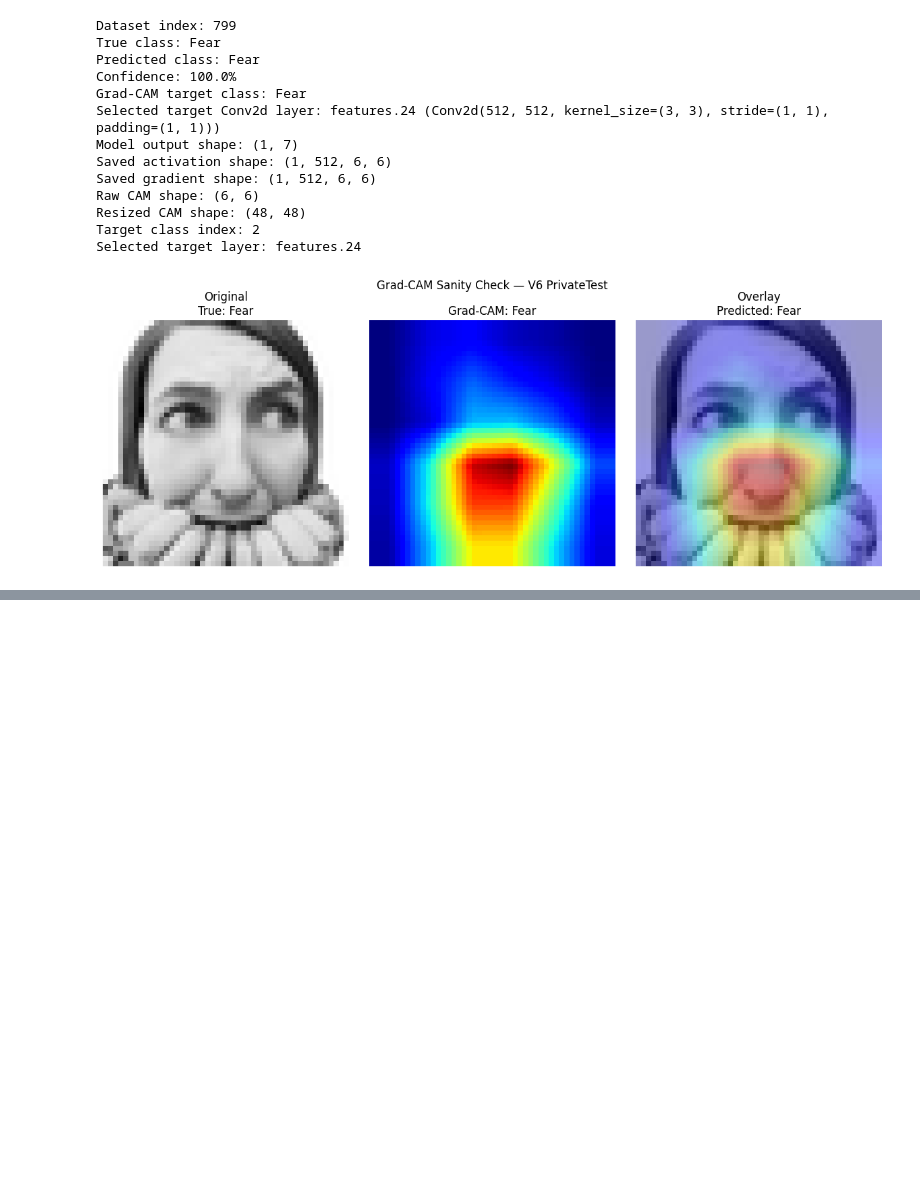
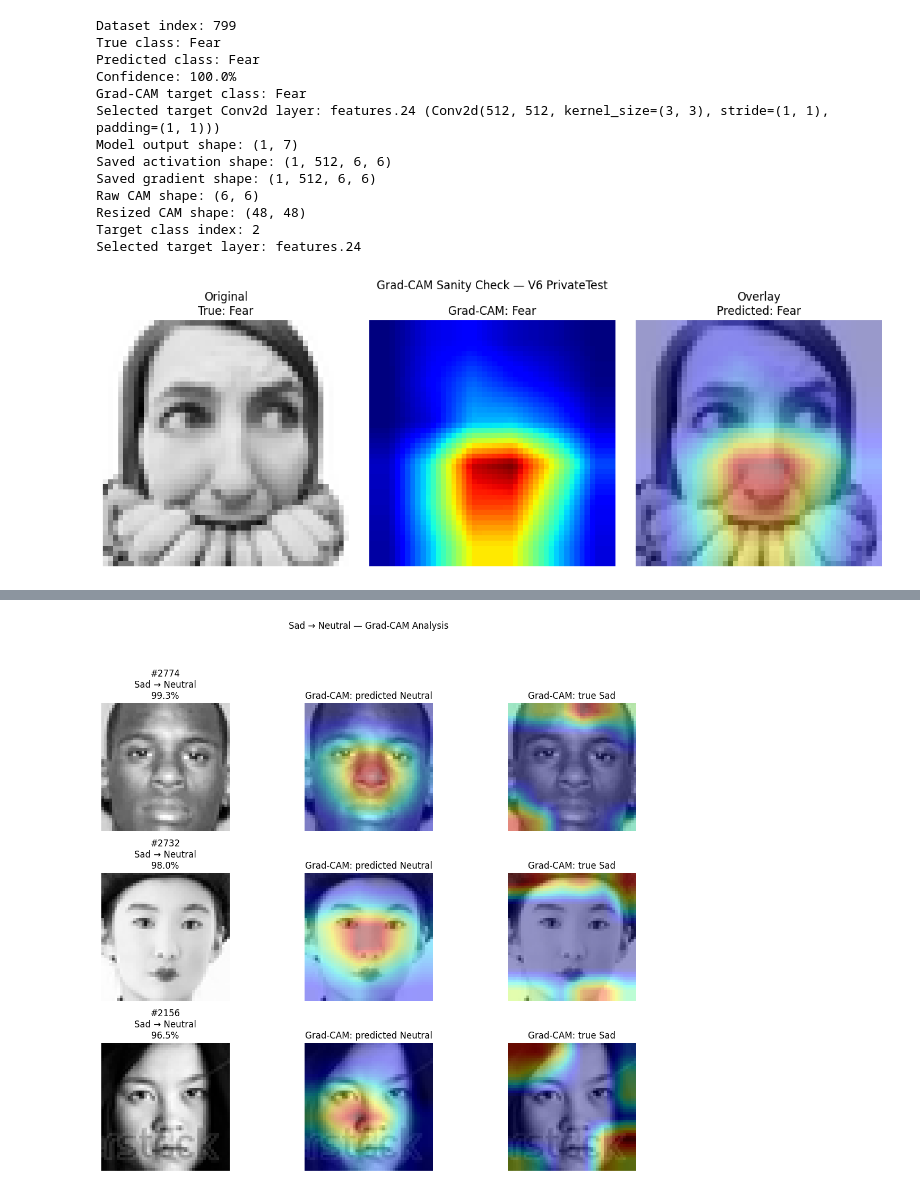
Before and after one commit to qingya012/cnn-emotion-gradcam, a Jupyter notebook: notebooks/explore.ipynb, the cells around one changed output, grey strips where cells are left out. Drawn from its saved outputs; the diff is of its cells as text; code cells hidden in the pictures; blank space fills up the shorter version.

Commit message:
Add Sad-neutral  GradCAM analysis, and update readme

```diff
--- a/notebooks/explore.ipynb
+++ b/notebooks/explore.ipynb
@@ -931,0 +934,81 @@ Selected target layer: features.24
+# %%
+def plot_confusion_pair_gradcams(
+    true_class,
+    predicted_class,
+    top_n=3,
+    expected_indices=None,
+    alpha=0.4,
+):
+    candidates = (
+        confidence_analysis[
+            (confidence_analysis["True Class"] == true_class)
+            & (confidence_analysis["Predicted Class"] == predicted_class)
+        ]
+        .sort_values("Confidence", ascending=False)
+        .head(top_n)
+    )
+    selected_indices = candidates["Index"].astype(int).tolist()
+    if expected_indices is not None and selected_indices != expected_indices:
+        raise ValueError(
+            f"Unexpected {true_class} → {predicted_class} candidates: "
+            f"{selected_indices}"
+        )
+
+    figure, axes = plt.subplots(top_n, 3, figsize=(12, 3.5 * top_n), squeeze=False)
+    pair_gradcam = GradCAM(model, target_layer)
+    true_class_index = class_names.index(true_class)
+    predicted_class_index = class_names.index(predicted_class)
+
+    try:
+        for row_index, (_, candidate) in enumerate(candidates.iterrows()):
+            dataset_index = int(candidate["Index"])
+            confidence = float(candidate["Confidence"])
+            image, _ = private_test_dataset[dataset_index]
+            input_tensor = image.unsqueeze(0).to(device)
+
+            predicted_heatmap, _ = pair_gradcam.generate(
+                input_tensor,
+                class_idx=predicted_class_index,
+            )
+            true_heatmap, _ = pair_gradcam.generate(
+                input_tensor,
+                class_idx=true_class_index,
+            )
+            pair_gradcam.visualize_comparison(
+                image,
+                predicted_heatmap,
+                true_heatmap,
+                predicted_label=predicted_class,
+                true_label=true_class,
+                alpha=alpha,
+                axes=axes[row_index],
+                original_title=(
+                    f"#{dataset_index}\n"
+                    f"{true_class} → {predicted_class}\n"
+                    f"{confidence:.1%}"
+                ),
+            )
+    finally:
+        pair_gradcam.remove_hooks()
+
+    figure.suptitle(
+        f"{true_class} → {predicted_class} — Grad-CAM Analysis",
+        y=1.00,
+    )
+    figure.tight_layout(rect=[0, 0, 1, 0.96])
+    plt.show()
+    return candidates
+
+
+sad_to_neutral_gradcam_candidates = plot_confusion_pair_gradcams(
+    "Sad",
+    "Neutral",
+    expected_indices=[2774, 2732, 2156],
+)
+neutral_to_sad_gradcam_candidates = plot_confusion_pair_gradcams(
+    "Neutral",
+    "Sad",
+    expected_indices=[667, 3004, 763],
+)
+# %% [output]
+[figure, added]
```
Also changed, not shown: parts of 6 cells of this notebook, 2 other files.
